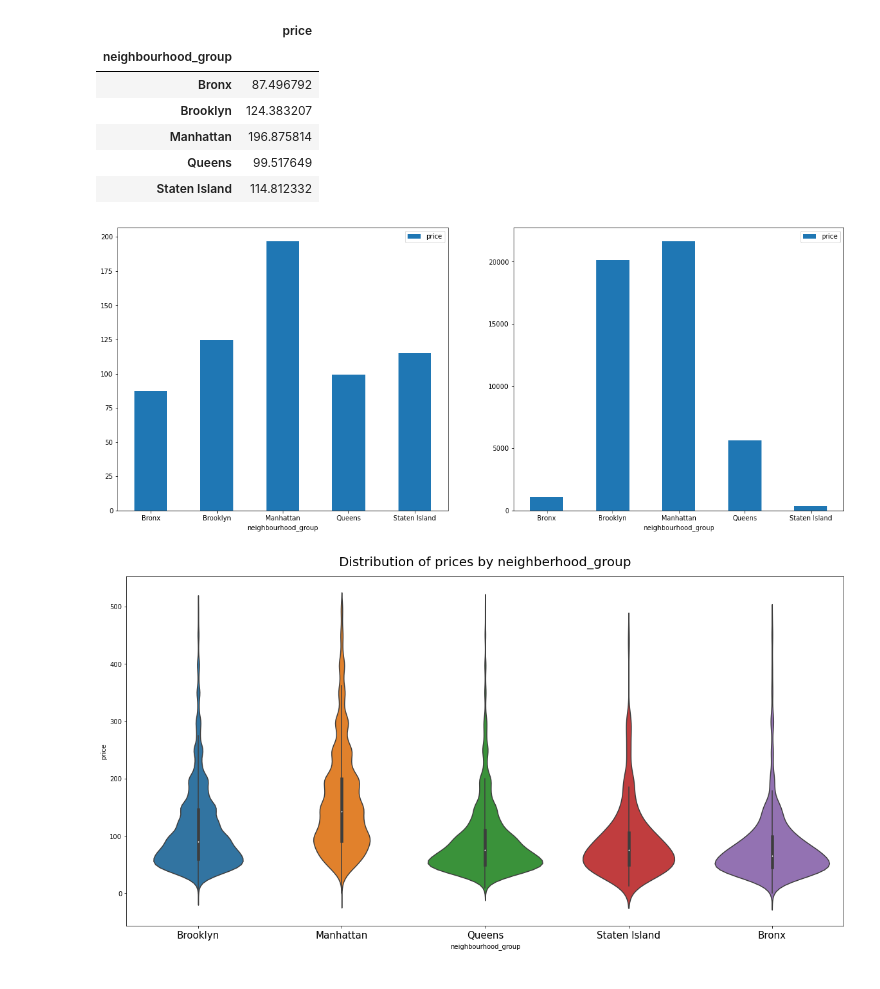
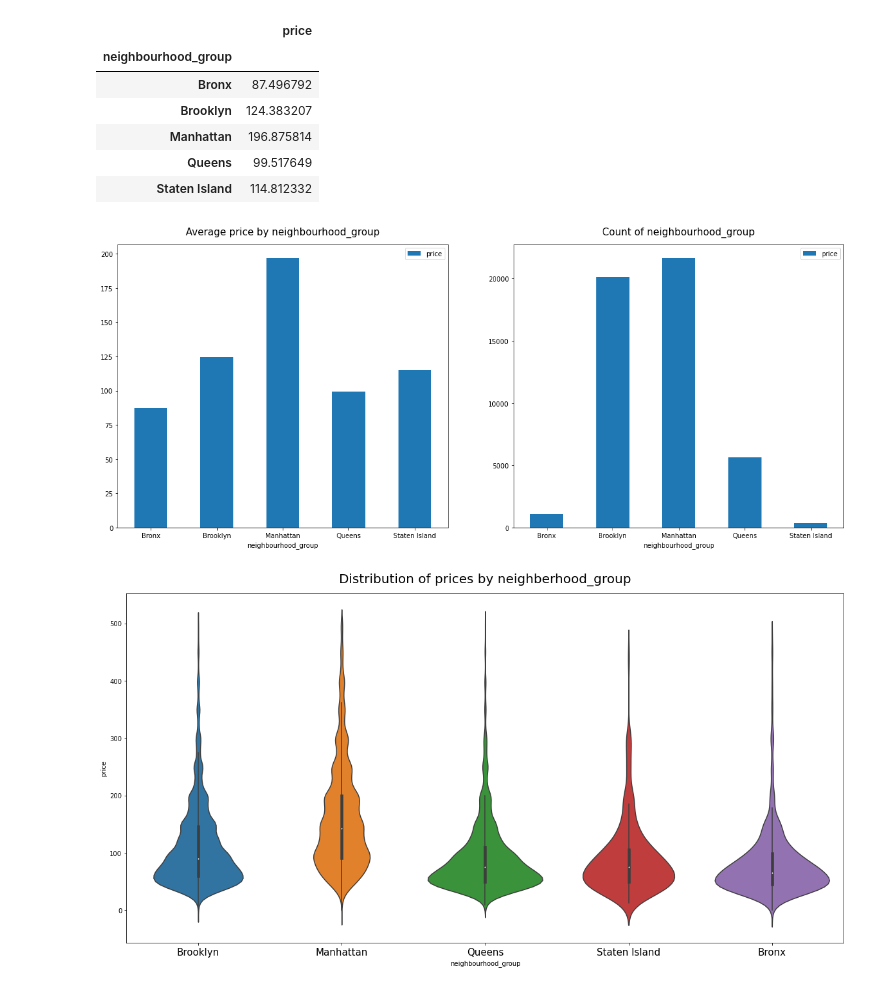
Before and after one commit to jhlee508/Kaggle, a Jupyter notebook: data-analysis-for-kaggle-nyc-airbnb.ipynb, the cells around one changed output. Saved outputs shown, nothing was run; the diff lists cells and outputs as text; code cells hidden in the pictures.

```diff
--- a/data-analysis-for-kaggle-nyc-airbnb.ipynb
+++ b/data-analysis-for-kaggle-nyc-airbnb.ipynb
@@ -137,10 +137,12 @@ data[["neighbourhood_group", "price"]].groupby(["neighbourhood_group"], as_index
 # %%
 f, ax = plt.subplots(1, 2, figsize = (20, 8))
 data[["neighbourhood_group", "price"]].groupby(["neighbourhood_group"], as_index = True).mean().plot.bar(rot=0, ax = ax[0])
+ax[0].set_title("Average price by neighbourhood_group", fontsize = 15, y = 1.02)
 data[["neighbourhood_group", "price"]].groupby(["neighbourhood_group"], as_index = True).count().plot.bar(rot=0, ax = ax[1])
+ax[1].set_title("Count of neighbourhood_group", fontsize = 15, y = 1.02)
 plt.show()
 # %% [output]
-[figure, old version]
+[figure, new version]
 # %%
 # 가격 500 이상인 이상치 제거
 data_p = data[data['price'] < 500]
```
Also changed, not shown: parts of 17 cells of this notebook.
